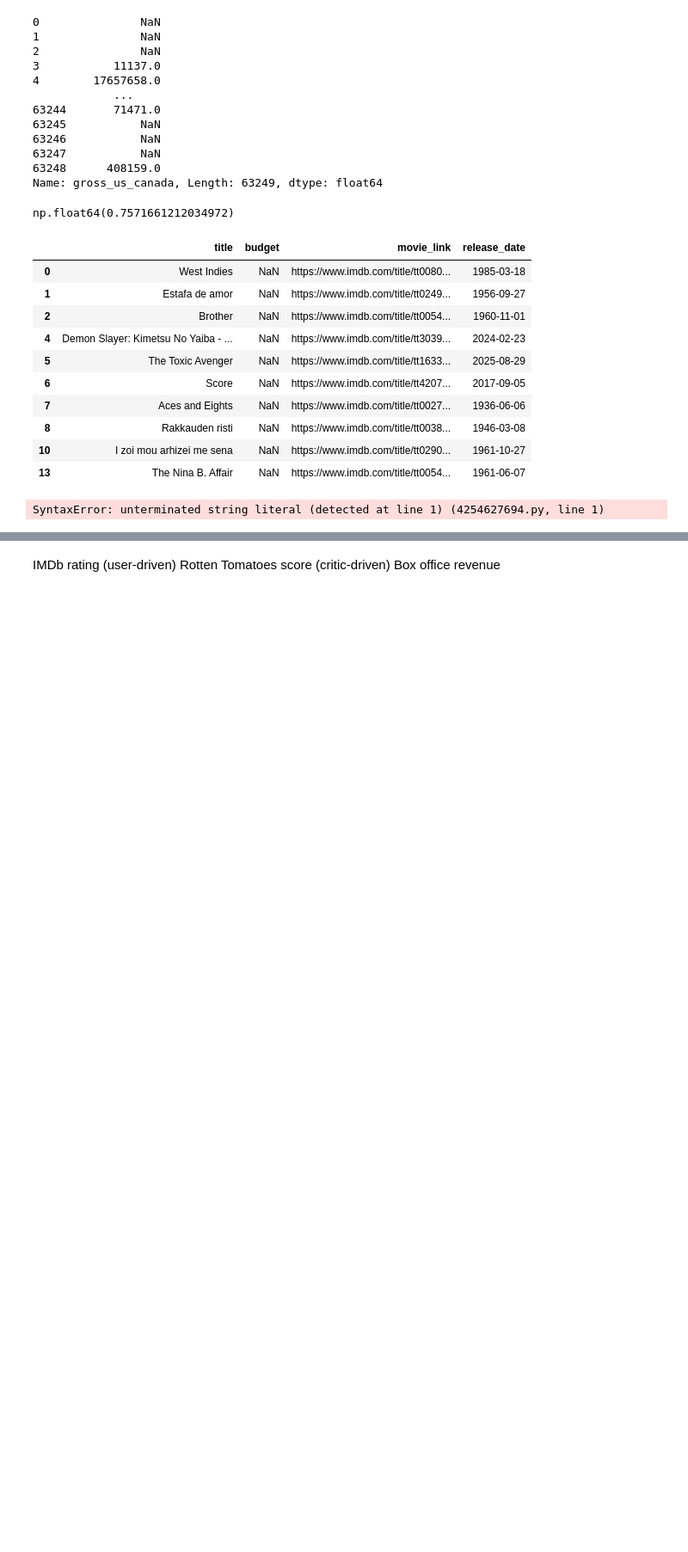
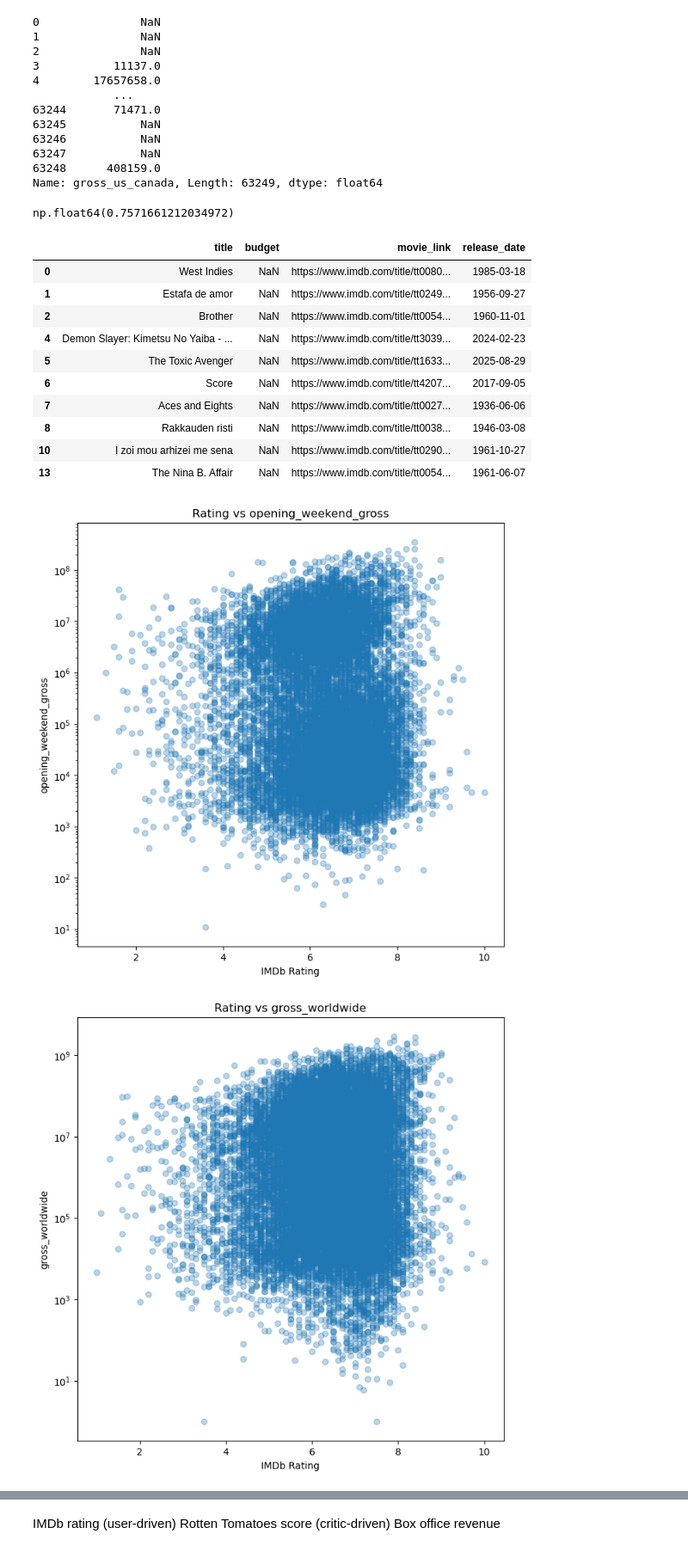
Before and after one commit to violina-www/data_science_26_project, a Jupyter notebook: Movies_Project.ipynb, the cells around one changed output, grey strips where cells are left out. Shown at 86% size. Drawn from its saved outputs; the diff is of its cells as text; code cells hidden in the pictures; blank space fills up the shorter version.

Commit message:
Analyzing gross and rating imdb

```diff
--- a/Movies_Project.ipynb
+++ b/Movies_Project.ipynb
@@ -262,9 +262,3 @@ movies_data[movies_data['budget'].isna()][['title', 'budget', 'movie_link', 'rel
 | 8 | Rakkauden risti | NaN | https://www.imdb.com/title/tt0038... | 1946-03-08 |
 | 10 | I zoi mou arhizei me sena | NaN | https://www.imdb.com/title/tt0290... | 1961-10-27 |
 | 13 | The Nina B. Affair | NaN | https://www.imdb.com/title/tt0054... | 1961-06-07 |
-# %%
-For older movies it's normal to have missing information. But we have 75% of our entries missing data for the budget.
-IMDB hides production details for users with paid pro feature.
-Our second source of info is going to be Rotten Tomatoes since these two are the most popular for ratings.
-# %% [output]
-SyntaxError: unterminated string literal (detected at line 1) (4254627694.py, line 1)
@@ -270,0 +267,26 @@ SyntaxError: unterminated string literal (detected at line 1) (4254627694.py, li
+# %%
+columns = [
+    'opening_weekend_gross',
+    'gross_worldwide',
+    'gross_us_canada'
+]
+
+for col in columns:
+    plt.figure(figsize=(8,8))
+
+    plt.scatter(
+        movies_data['rating'],
+        movies_data[col],
+        alpha=0.3
+    )
+
+    plt.yscale('log')
+
+    plt.title(f'Rating vs {col}')
+    plt.xlabel('IMDb Rating')
+    plt.ylabel(col)
+
+    plt.show()
+# %% [output]
+[figure, added]
+[figure, added]
```
Also changed, not shown: parts of 7 cells of this notebook.
